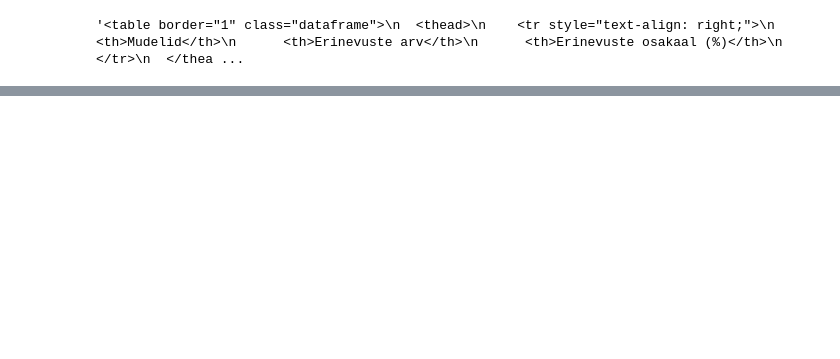
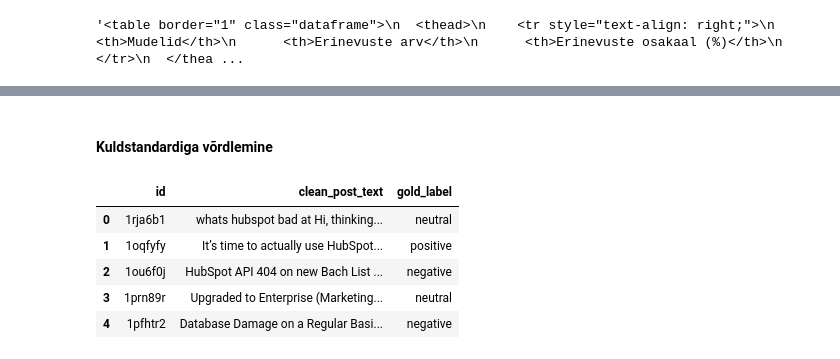
Before and after one commit to annmarleenvarul/Redditi-postituste-automaatne-klassifitseerimine-erineva-signaalitasemega-keskkondades, a Jupyter notebook: notebooks/post_level_model_comparison.ipynb, the cells around one changed output, grey strips where cells are left out. Drawn from its saved outputs; the diff is of its cells as text; code cells hidden in the pictures; blank space fills up the shorter version.

Commit message:
kuldstandard ja võrdluas selle põhjal

```diff
--- a/notebooks/post_level_model_comparison.ipynb
+++ b/notebooks/post_level_model_comparison.ipynb
@@ -560,0 +623,12 @@ comparison_table.to_html(index=False)
+# %% [markdown]
+#### Kuldstandardiga võrdlemine
+# %%
+gold = pd.read_excel("../data/gold_standard_filled.xlsx")
+gold.head()
+# %% [output]
+|  | id | clean_post_text | gold_label |
+| 0 | 1rja6b1 | whats hubspot bad at Hi, thinking... | neutral |
+| 1 | 1oqfyfy | It’s time to actually use HubSpot... | positive |
+| 2 | 1ou6f0j | HubSpot API 404 on new Bach List ... | negative |
+| 3 | 1prn89r | Upgraded to Enterprise (Marketing... | neutral |
+| 4 | 1pfhtr2 | Database Damage on a Regular Basi... | negative |
```
Also changed, not shown: parts of 20 cells of this notebook, 2 other files.
